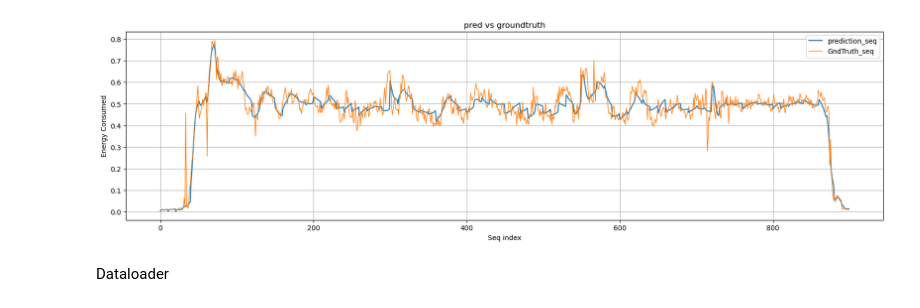
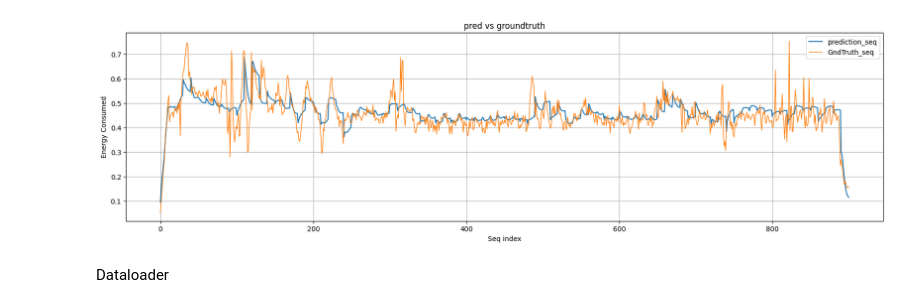
Before and after one commit to LeoLi23/553-ev-project, a Jupyter notebook: TCN-LSTM.ipynb, the cells around one changed output. Cells and saved outputs as stored; diff of their text form; code cells hidden in the pictures.

```diff
--- a/TCN-LSTM.ipynb
+++ b/TCN-LSTM.ipynb
@@ -104,7 +104,7 @@ criterion = torch.nn.MSELoss()
 optimizer = torch.optim.Adam(seq2seq.parameters(), lr=0.001)
 
 # Training loop with validation and early stopping
-num_epochs = 36
+num_epochs = 1
 best_epoch = 0
 best_val_loss = float('inf')
 train_losses, val_losses = [], []
@@ -178,7 +167,8 @@ seq2seq.load_state_dict(torch.load('TCN_LSTM_best_model_24-10.pt'))
 
 # Test the model
 seq2seq.eval()
-flight_num = random.randint(0, 100)
+# flight_num = random.randint(0, 100)
+flight_num = 3
 test_data = data[data['flight'] == flight_num]
 input_seq, output_seq = create_sequences(test_data[features].values,
                                          test_data['power'].values,24,10)
@@ -207,4 +197,4 @@ MAPE: 8.984930038452148
-[figure, old version]
+[figure, new version]
 # %% [markdown]
 Dataloader
 # %%
```
Also changed, not shown: parts of 6 cells of this notebook, 4 other files.
